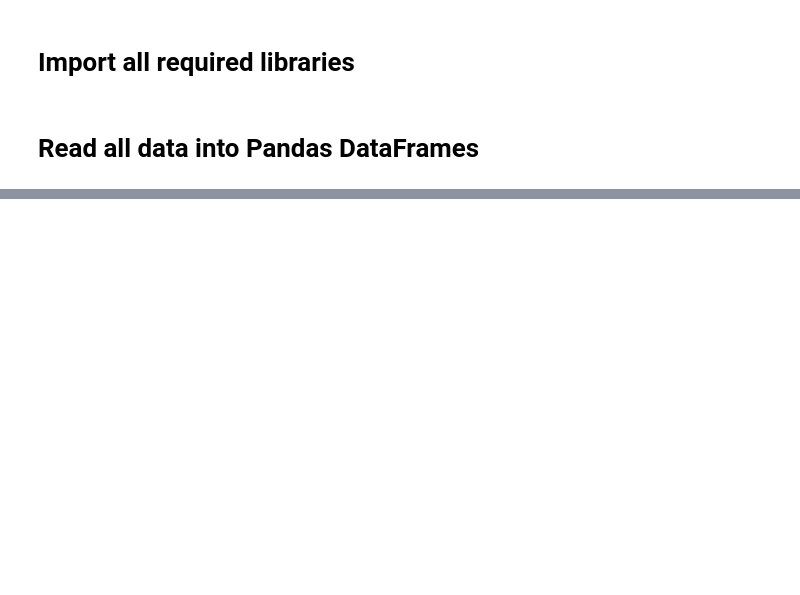
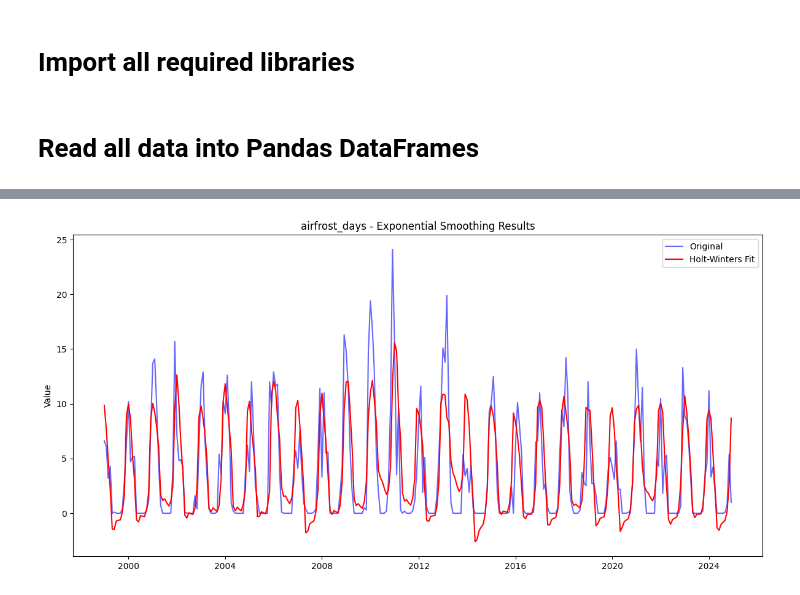
Before and after one commit to MadalinaCiolan/crop-forecast, a Jupyter notebook: code/optimisation.ipynb, the cells around one changed output, grey strips where cells are left out. Drawn from its saved outputs; the diff is of its cells as text; code cells hidden in the pictures; blank space fills up the shorter version.

```diff
--- a/code/optimisation.ipynb
+++ b/code/optimisation.ipynb
@@ -77,0 +164,82 @@ sunshine             129.4        104.8
+# %%
+
+def plot_holtwinters_results(original_series, fitted_values, feature_name):
+    """
+    Properly aligned plotting function for Holt-Winters results
+    """
+    fig, ax = plt.subplots(figsize=(12, 6))
+
+    # Plot original data with datetime index
+    ax.plot(original_series.index,
+            original_series.values,
+            label='Original',
+            color='blue',
+            alpha=0.6)
+
+    # Plot fitted values using SAME datetime index
+    ax.plot(fitted_values.index,
+            fitted_values.values,
+            label='Holt-Winters Fit',
+            color='red',
+            linewidth=1.5)
+
+    # Format date axis
+    # ax.xaxis.set_major_locator(YearLocator(2))
+    # ax.xaxis.set_major_formatter(DateFormatter('%Y'))
+    # plt.setp(ax.get_xticklabels(), rotation=45, ha='right')
+
+    ax.set_title(f'{feature_name} - Exponential Smoothing Results')
+    ax.set_ylabel('Value')
+    ax.legend()
+    plt.tight_layout()
+    plt.show()
+
+def apply_exponential_smoothing(series, feature_name):
+    """Robust Holt-Winters fitting with zero handling and auto-config"""
+
+    # 1. Zero/Negative value handling
+    min_positive = series[series > 0].min()
+    epsilon = min_positive * 0.001  # 0.1% of smallest positive value
+
+    # Apply minimal adjustment only where needed
+    adjusted_series = series.where(series > 0, epsilon)
+
+    # 2. Auto-configure model parameters
+    has_zeros = (series <= 0).any()
+    seasonal = 'add' if has_zeros else 'mul'
+    use_boxcox = not has_zeros  # Disable Box-Cox if zeros existed originally
+
+    # 3. Model configuration
+    model = ExponentialSmoothing(
+        adjusted_series,
+        trend='add',
+        seasonal=seasonal,
+        seasonal_periods=12,
+        use_boxcox=use_boxcox,
+        initialization_method='heuristic'
+    )
+
+    # 4. Fit model
+    fit = model.fit()
+
+    # 5. Plot results
+    plot_holtwinters_results(series, fit.fittedvalues, feature_name)
+
+    return fit
+
+# Process and plot each feature
+fitted_values_dict = {}
+for feature, data in final_df.iterrows():
+    ts = pd.Series(data.values.astype(float),
+                 index=pd.to_datetime(final_df.columns, format='%b_%Y'))
+    print(ts)
+    result_model = apply_exponential_smoothing(ts, feature)
+    # Store fitted values
+    fitted_values_dict[feature] = result_model.fittedvalues
+    # Print model summary
+    print(f"\nModel Summary for {feature}:")
+    print(result_model.summary())
+
+smoothed_weather_data = pd.DataFrame(fitted_values_dict)
+print(smoothed_weather_data)
+# %% [output]
@@ -77,0 +258 @@ sunshine             129.4        104.8
+[figure, added]
```
Also changed, not shown: parts of 12 cells of this notebook, 4 other files.
